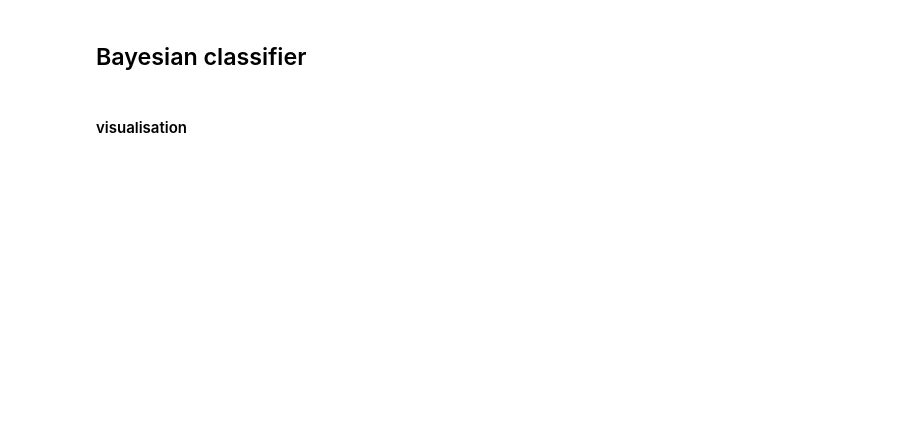
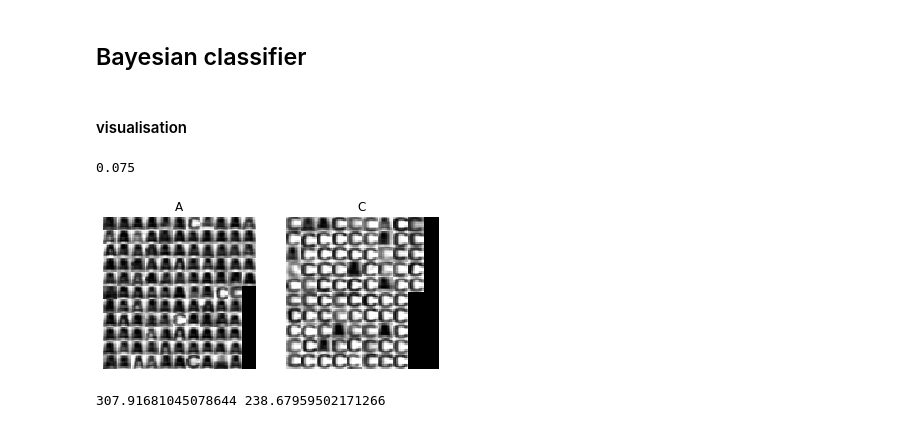
Before and after one commit to matouspelikan/rpzCTU, a Jupyter notebook: assignment_parzen_template/parzen.ipynb, the cells around one changed output. Drawn from its saved outputs; the diff is of its cells as text; code cells hidden in the pictures; blank space fills up the shorter version.

```diff
--- a/assignment_parzen_template/parzen.ipynb
+++ b/assignment_parzen_template/parzen.ipynb
@@ -197,18 +173,22 @@ plt.savefig('optimal_h_classC.png')
 x_test = compute_measurement_lr_cont(tst['images'])
 
 # computing a priori probabilities
-
 raise NotImplementedError("You have to implement the rest.")
-pA = ...
-pC = ...
-
-labels = classify_bayes_parzen( ... )
+labels = None
 # %% [markdown]
 #### visualisation
 # %%
 show_classification(tst['images'], labels, 'AC')
+plt.savefig('parzen_classif.png')
 
 # classification error
 raise NotImplementedError("You have to implement the rest.")
-bayes_error = ...
+bayes_error = None
 print(bayes_error)
+# %% [output]
+0.075
+[figure, added]
+# %%
+print(h_bestA, h_bestC)
+# %% [output]
+307.91681045078644 238.67959502171266
```
Also changed, not shown: parts of 15 cells of this notebook, 3 other files.
